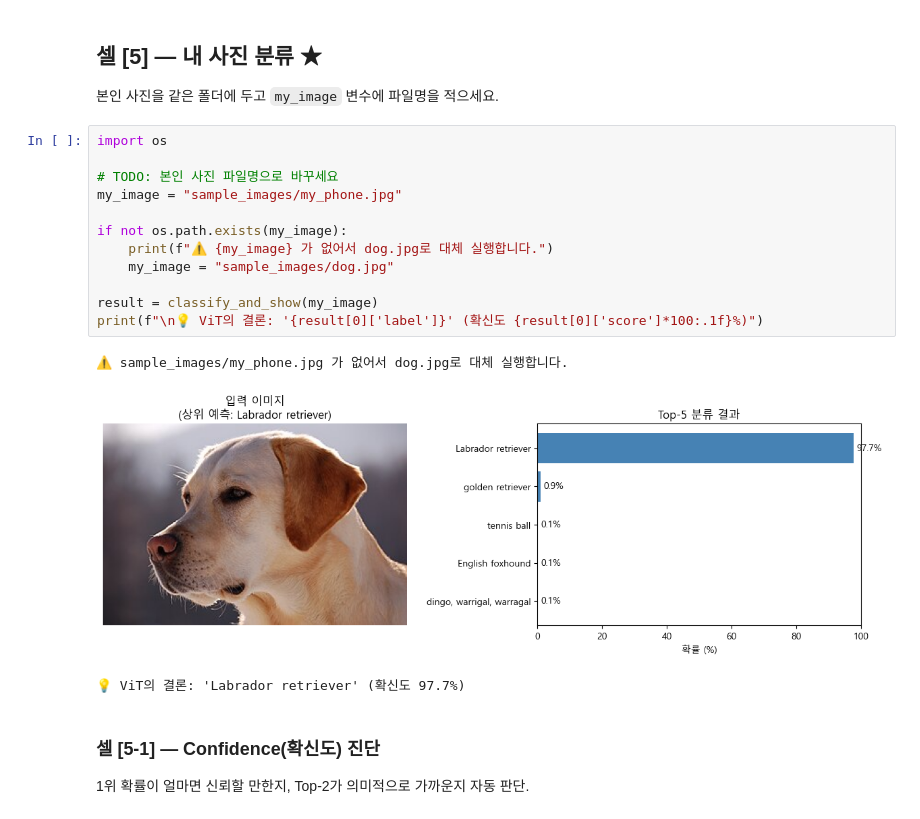
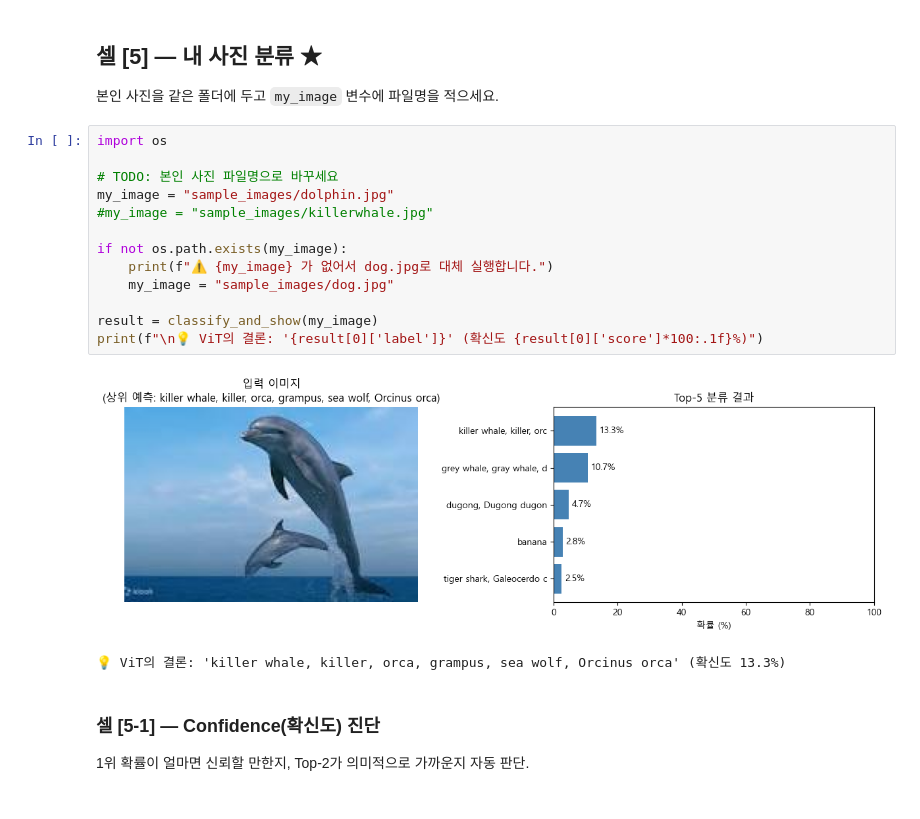
Before and after one commit to parkj00won/3-1_bigdata-project, a Jupyter notebook: 12_week/03_pretrained_vit.ipynb, the cells around one changed output. Drawn from its saved outputs; the diff is of its cells as text.

```diff
--- a/12_week/03_pretrained_vit.ipynb
+++ b/12_week/03_pretrained_vit.ipynb
@@ -146,19 +145,19 @@ except Exception as e:
 # %%
 import os
 
 # TODO: 본인 사진 파일명으로 바꾸세요
-my_image = "sample_images/my_phone.jpg"
+my_image = "sample_images/dolphin.jpg"
+#my_image = "sample_images/killerwhale.jpg"
 
 if not os.path.exists(my_image):
     print(f"⚠️ {my_image} 가 없어서 dog.jpg로 대체 실행합니다.")
     my_image = "sample_images/dog.jpg"
 
 result = classify_and_show(my_image)
 print(f"\n💡 ViT의 결론: '{result[0]['label']}' (확신도 {result[0]['score']*100:.1f}%)")
 # %% [output]
+[figure, new version]
-⚠️ sample_images/my_phone.jpg 가 없어서 dog.jpg로 대체 실행합니다.
+💡 ViT의 결론: 'killer whale, killer, orca, grampus, sea wolf, Orcinus orca' (확신도 13.3%)
-[figure, old version]
-💡 ViT의 결론: 'Labrador retriever' (확신도 97.7%)
 # %% [markdown]
 ### 셀 [5-1] — Confidence(확신도) 진단
 
```
Also changed, not shown: parts of 13 cells of this notebook, 3 other files.
